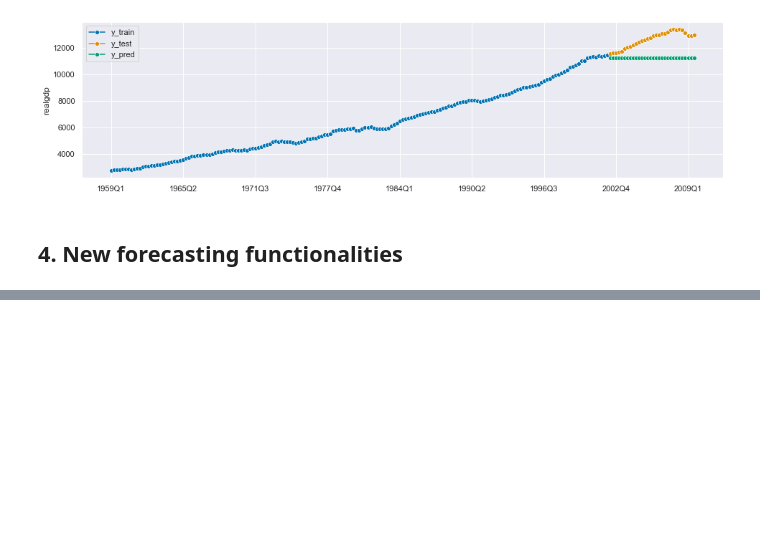
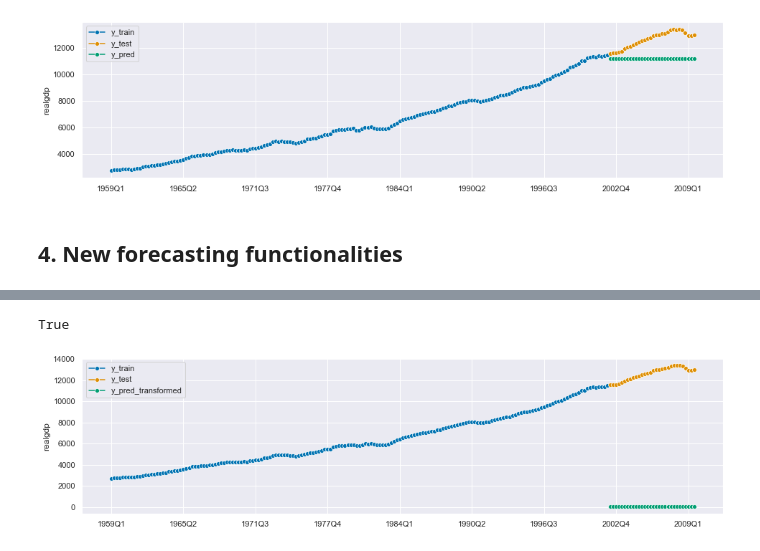
Before and after one commit to joanlenczuk/sktime_article, a Jupyter notebook: Sktime overview.ipynb, the cells around one changed output, grey strips where cells are left out. Saved outputs shown, nothing was run; the diff lists cells and outputs as text; code cells hidden in the pictures; blank space fills up the shorter version.

```diff
--- a/Sktime overview.ipynb
+++ b/Sktime overview.ipynb
@@ -454,0 +460,4 @@ plot_series(y_train, y_test, y_pred, labels=["y_train", "y_test", "y_pred"]);
+# %%
+transformer = Detrender() # linear detrending
+transformer.fit(y_train)
+y_train_transformed = transformer.transform(y_train)
@@ -454,0 +469,16 @@ plot_series(y_train, y_test, y_pred, labels=["y_train", "y_test", "y_pred"]);
+# %%
+(np.round(y_train.values, 3) == np.round(y_train_inversed.values, 3)).all()
+# %% [output]
+True
+# %%
+forecaster = ThetaForecaster(sp=4)
+transformer = BoxCoxTransformer(sp=4) #Box-Cox power transformation
+y_train_transformed = transformer.fit_transform(y_train)
+# %%
+forecaster.fit(y_train_transformed)
+y_pred = forecaster.predict(fh=fh_abs)
+y_pred_inversed = transformer.inverse_transform(y_pred)
+# %%
+plot_series(y_train, y_test, y_pred, labels=["y_train", "y_test", "y_pred_transformed"]);
+# %% [output]
+[figure, added]
```
Also changed, not shown: parts of 50 cells of this notebook.
